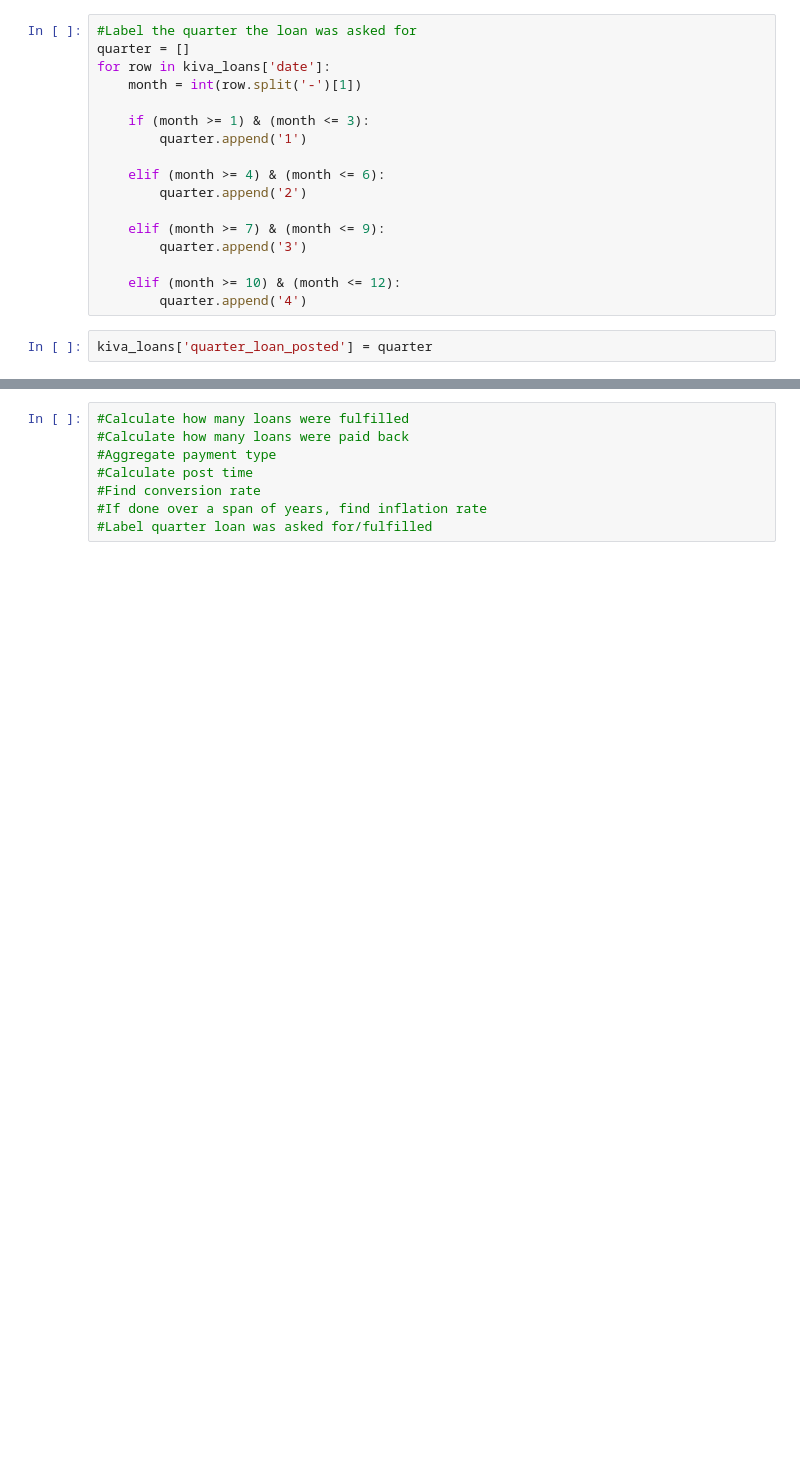
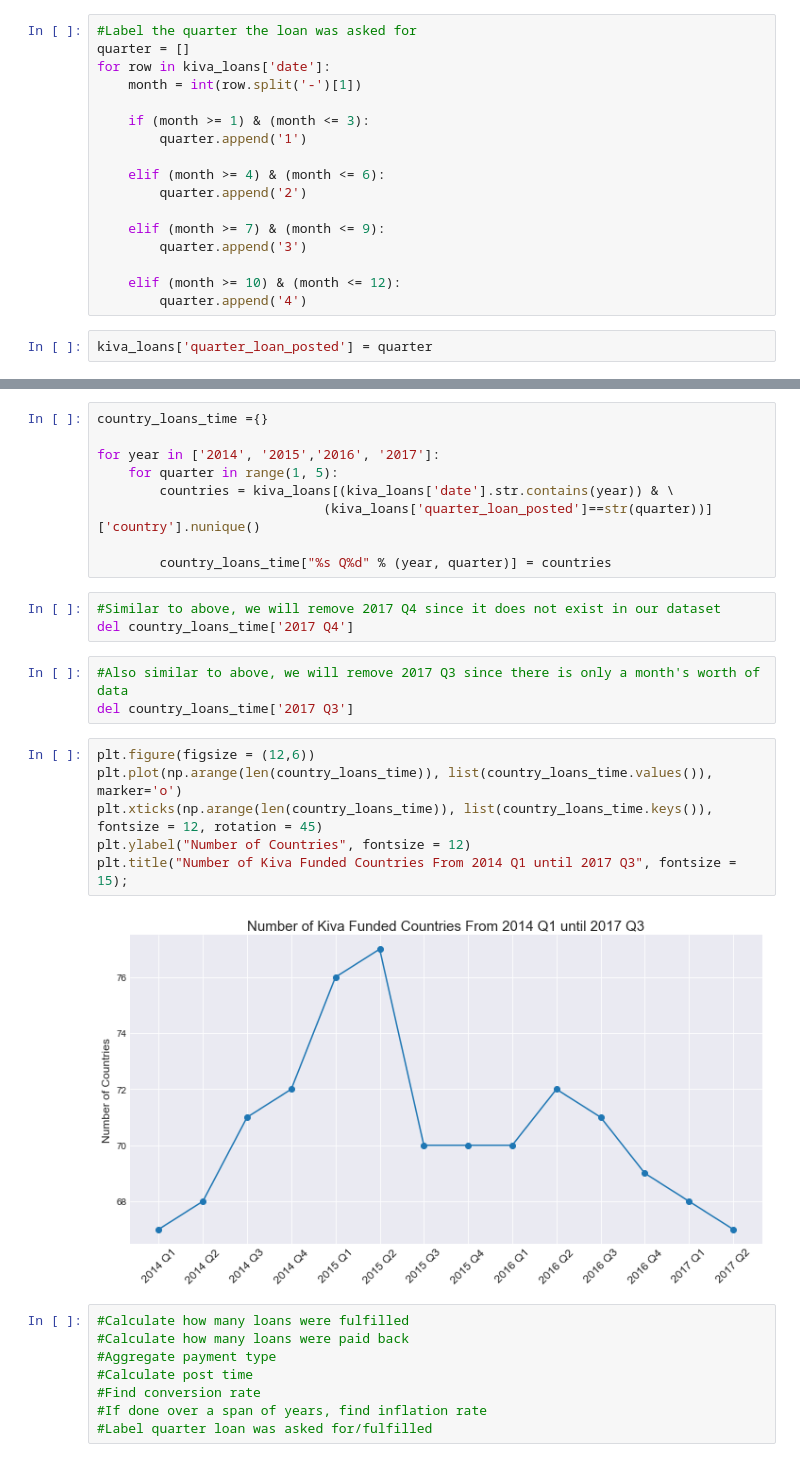
Before and after one commit to smakhijani/kaggle-kiva-crowdfunding, a Jupyter notebook: Preliminary Exploratory Data Analysis.ipynb, the cells around one changed output, grey strips where cells are left out. Saved outputs shown, nothing was run; the diff lists cells and outputs as text; blank space fills up the shorter version.

```diff
--- a/Preliminary Exploratory Data Analysis.ipynb
+++ b/Preliminary Exploratory Data Analysis.ipynb
@@ -344,3 +389,26 @@ kiva_loans.head()
+# %%
+country_loans_time ={}
+
+for year in ['2014', '2015','2016', '2017']:
+    for quarter in range(1, 5):
+        countries = kiva_loans[(kiva_loans['date'].str.contains(year)) & \
+                             (kiva_loans['quarter_loan_posted']==str(quarter))]['country'].nunique()
+
+        country_loans_time["%s Q%d" % (year, quarter)] = countries
+# %%
+#Similar to above, we will remove 2017 Q4 since it does not exist in our dataset
+del country_loans_time['2017 Q4']
+# %%
+#Also similar to above, we will remove 2017 Q3 since there is only a month's worth of data
+del country_loans_time['2017 Q3']
+# %%
+plt.figure(figsize = (12,6))
+plt.plot(np.arange(len(country_loans_time)), list(country_loans_time.values()), marker='o')
+plt.xticks(np.arange(len(country_loans_time)), list(country_loans_time.keys()), fontsize = 12, rotation = 45)
+plt.ylabel("Number of Countries", fontsize = 12)
+plt.title("Number of Kiva Funded Countries From 2014 Q1 until 2017 Q3", fontsize = 15);
+# %% [output]
+[figure, added]
 # %%
 #Calculate how many loans were fulfilled
 #Calculate how many loans were paid back
```
Also changed, not shown: parts of 11 cells of this notebook.
